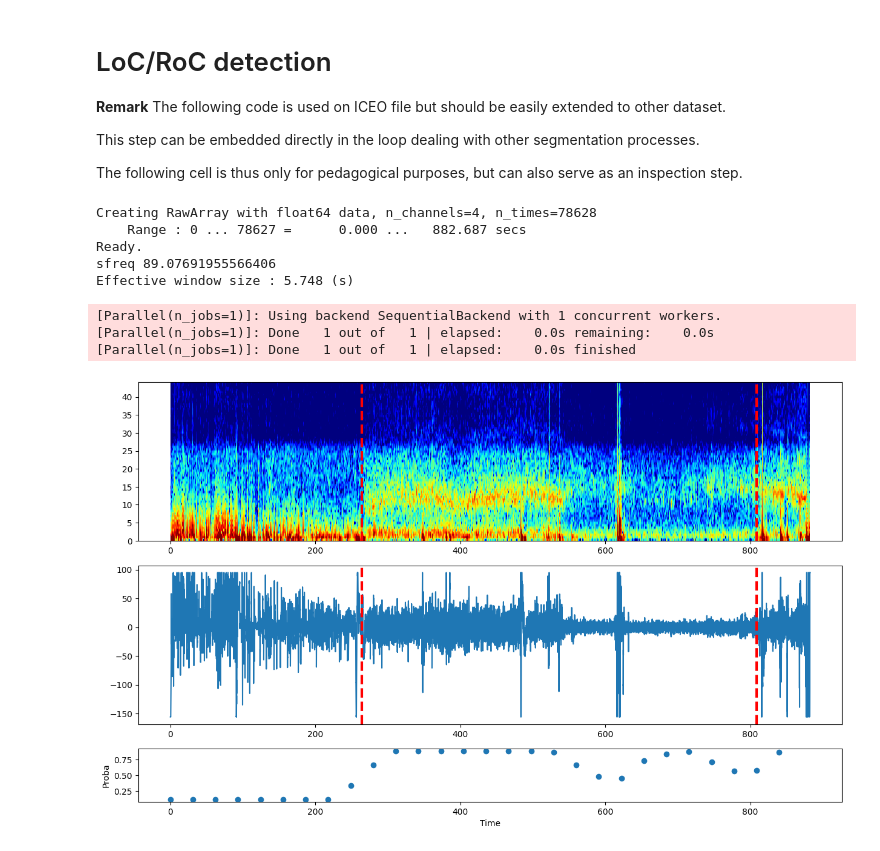
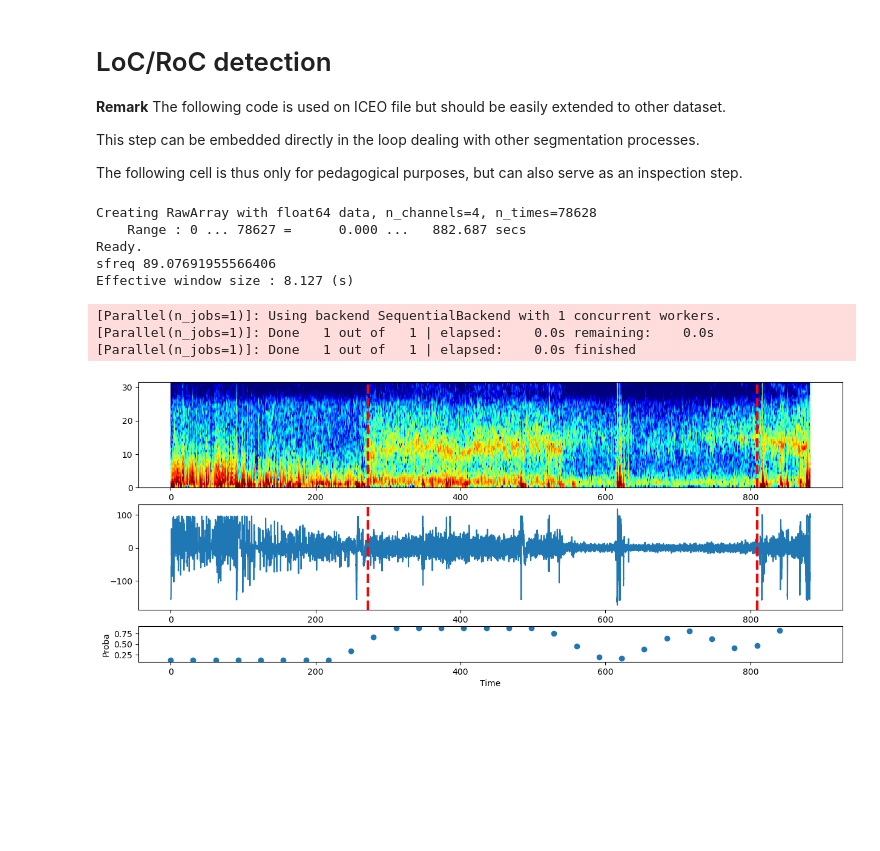
Before and after one commit to larib-data/boostlocroc, a Jupyter notebook: quickstart.ipynb, the cells around one changed output. Drawn from its saved outputs; the diff is of its cells as text; code cells hidden in the pictures; blank space fills up the shorter version.

```diff
--- a/quickstart.ipynb
+++ b/quickstart.ipynb
@@ -32,28 +32,37 @@ The following cell is thus only for pedagogical purposes, but can also serve as
 # %%
 %%time
 
+# Truncate the file
 file_tmp = Truncate_fif(file_tmp)
+
+# Calculate the duration of the file in seconds
 duration_sec = file_tmp.n_times / file_tmp.info['sfreq']
 print('sfreq', file_tmp.info['sfreq'])
 
+# Check if the duration is greater than 5 minutes
 if duration_sec > 5 * 60:
-    # Extract sampling frequency and make a time vector
+    # Resample the file to 63 Hz
+    file_tmp = file_tmp.resample(63)
+
+    # Extract sampling frequency and create a time vector
     Fs = file_tmp.info['sfreq']  # Hz
     time = np.linspace(0, file_tmp.get_data().shape[1]/Fs, file_tmp.get_data().shape[1], endpoint=False)
+
+    # Extract the EEG data and convert to microvolts
     Fp2 = file_tmp.get_data()[1,:]*10**6  # 10*6 because .fif is saved in Volts
 
     # Compute LoC and RoC
-    time_loc, time_roc, t_proba, proba = extract_loc_roc(file_tmp)
+    time_loc, time_roc, t_proba, proba, tmp1, tmp2 = extract_loc_roc(file_tmp)
 
     # Visualize Spectrogram, EEG, and proba
     plot_spectrogram(time_loc, time_roc, Fp2, Fs, time, t_proba, proba)
 # %% [output]
 Creating RawArray with float64 data, n_channels=4, n_times=78628
     Range : 0 ... 78627 =      0.000 ...   882.687 secs
 Ready.
 sfreq 89.07691955566406
-Effective window size : 5.748 (s)
+Effective window size : 8.127 (s)
 [Parallel(n_jobs=1)]: Using backend SequentialBackend with 1 concurrent workers.
 [Parallel(n_jobs=1)]: Done   1 out of   1 | elapsed:    0.0s remaining:    0.0s
 [Parallel(n_jobs=1)]: Done   1 out of   1 | elapsed:    0.0s finished
-[figure, old version]
+[figure, new version]
```
Also changed, not shown: parts of 7 cells of this notebook, 10 other files.
